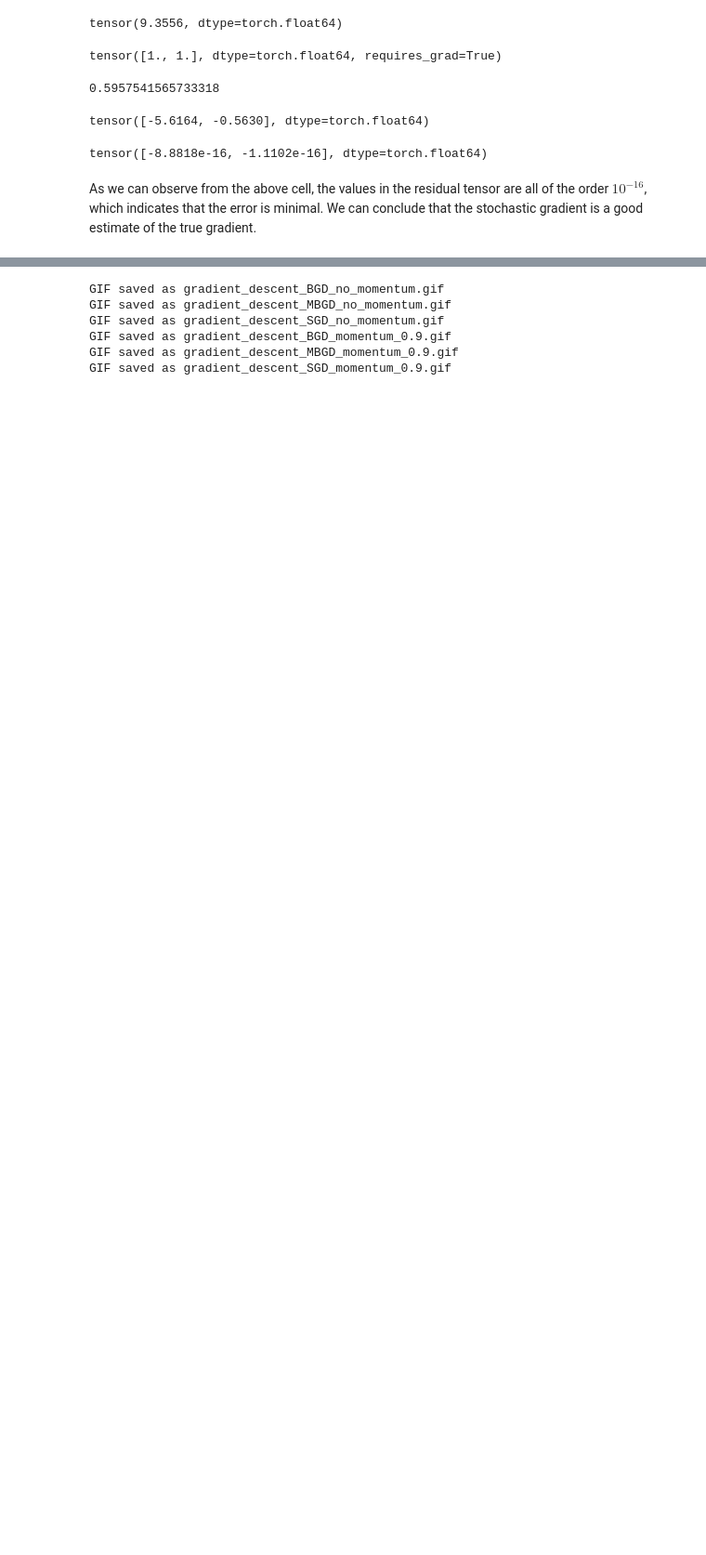
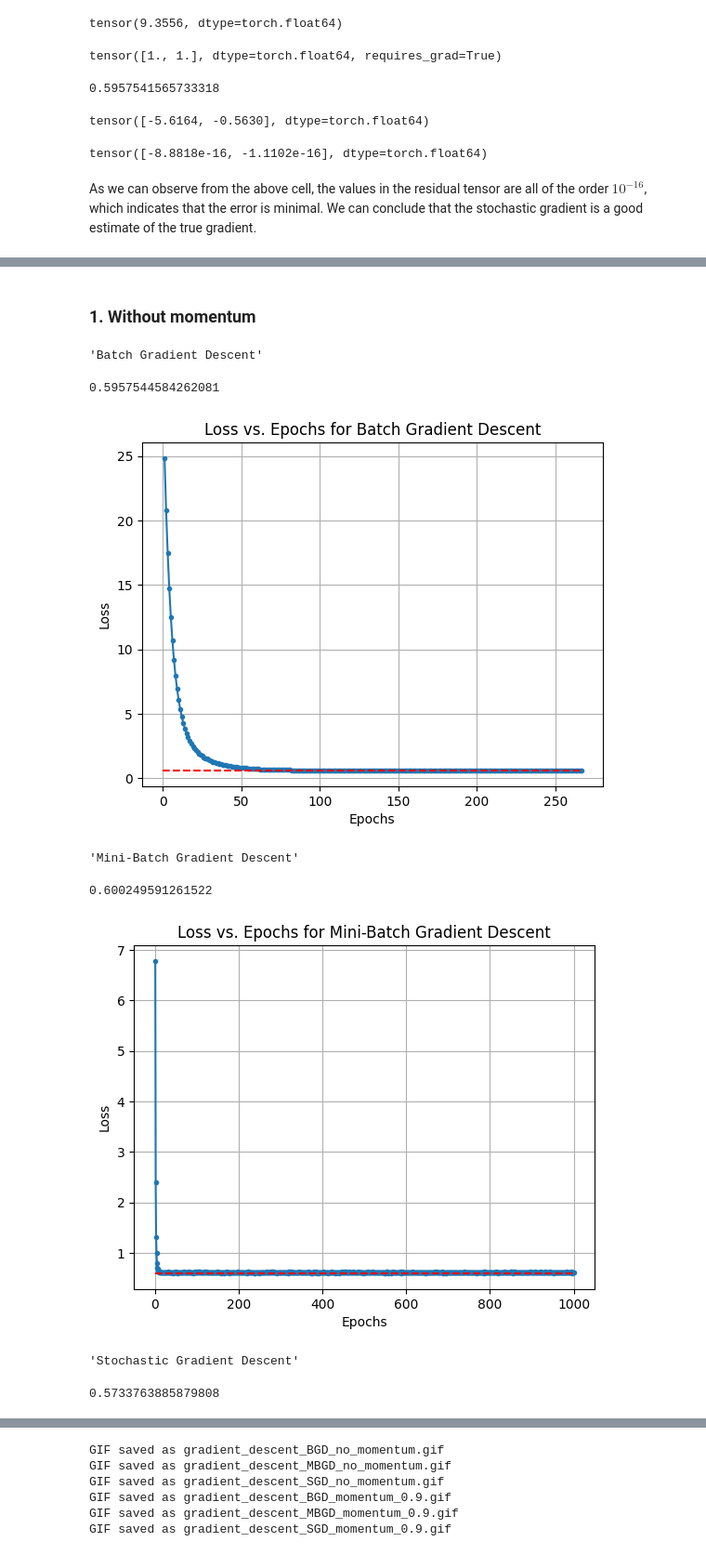
Before and after one commit to Karan-Gandhi/ES335-Assignment-2, a Jupyter notebook: task1.ipynb, the cells around one changed output, grey strips where cells are left out. Shown at 93% size. Saved outputs shown, nothing was run; the diff lists cells and outputs as text; code cells hidden in the pictures; blank space fills up the shorter version.

```diff
--- a/task1.ipynb
+++ b/task1.ipynb
@@ -251,0 +262,13 @@ plot_loss_vs_epochs(momentum=0.9)
+# %% [markdown]
+### 1. Without momentum
+# %%
+plot_loss_vs_epochs(momentum=None, epoch_cap=None)
+# %% [output]
+'Batch Gradient Descent'
+0.5957544584262081
+[figure, added]
+'Mini-Batch Gradient Descent'
+0.600249591261522
+[figure, added]
+'Stochastic Gradient Descent'
+0.5733763885879808
```
Also changed, not shown: parts of 14 cells of this notebook, 6 other files.
